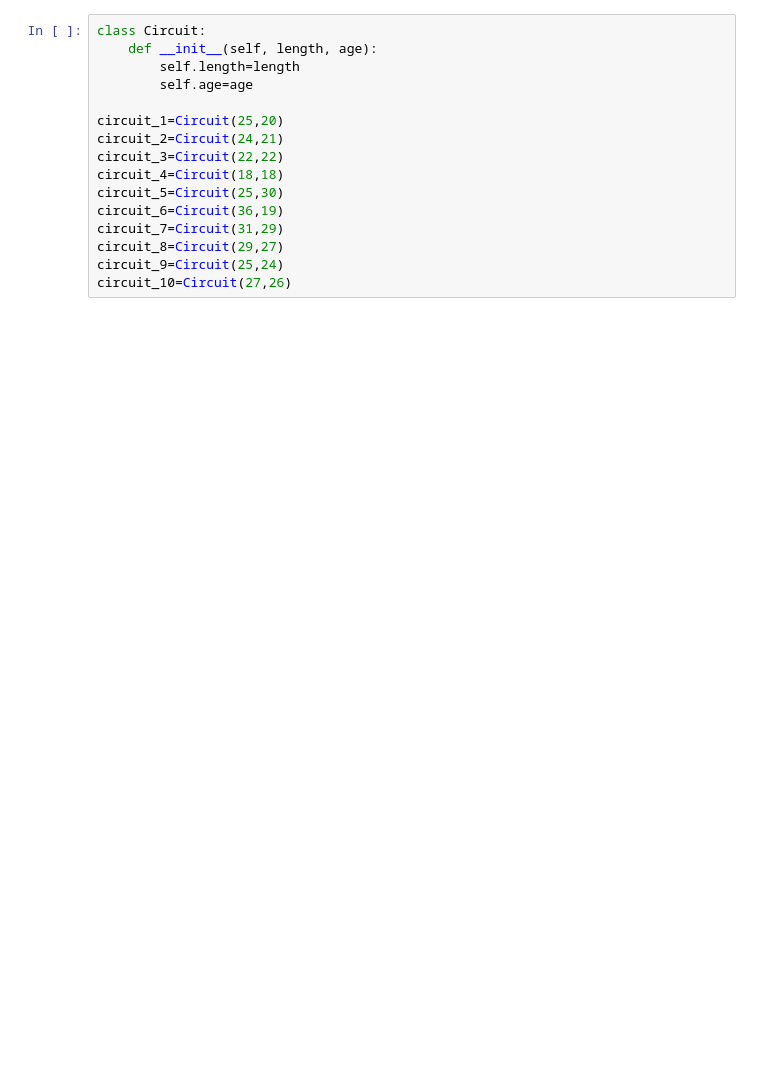
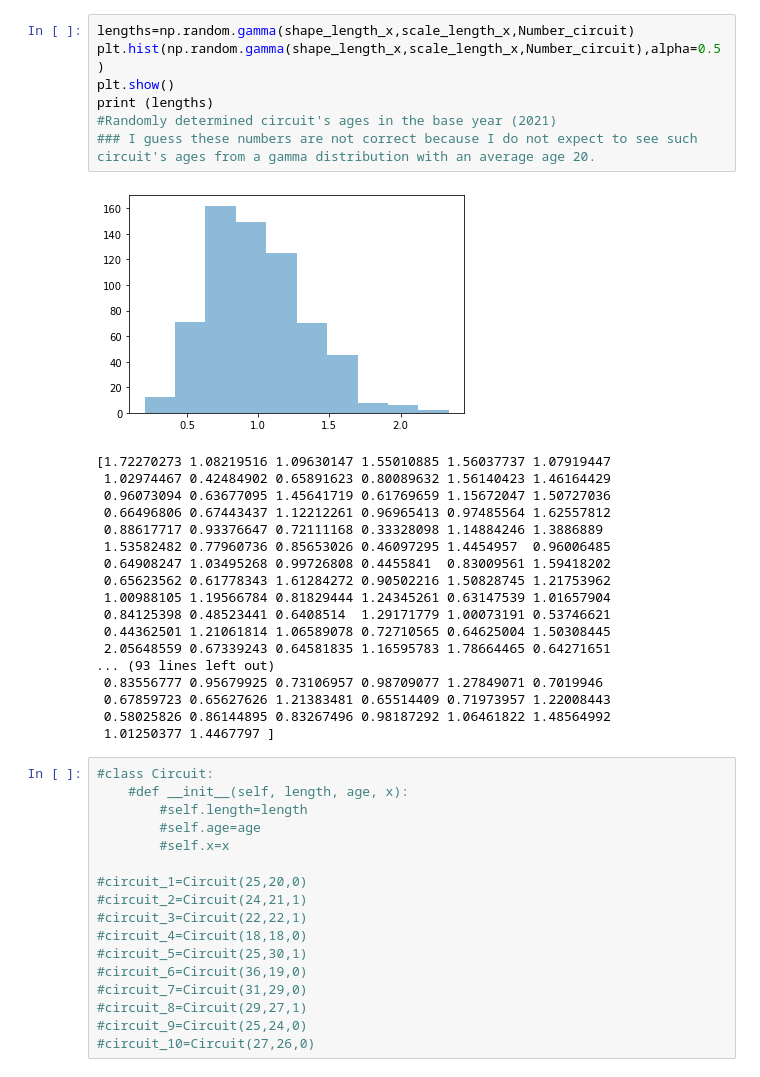
Before and after one commit to narslab/project-groundwork, a Jupyter notebook: bin/jupyter/project-groundwork.ipynb, the cells around one changed output. Cells and saved outputs as stored; diff of their text form; blank space fills up the shorter version.

```diff
--- a/bin/jupyter/project-groundwork.ipynb
+++ b/bin/jupyter/project-groundwork.ipynb
@@ -65,16 +93,43 @@ print (i)
+# %%
+lengths=np.random.gamma(shape_length_x,scale_length_x,Number_circuit)
+plt.hist(np.random.gamma(shape_length_x,scale_length_x,Number_circuit),alpha=0.5)
+plt.show()
+print (lengths)
+#Randomly determined circuit's ages in the base year (2021)
+### I guess these numbers are not correct because I do not expect to see such circuit's ages from a gamma distribution with an average age 20.
+# %% [output]
+[figure, added]
+[1.72270273 1.08219516 1.09630147 1.55010885 1.56037737 1.07919447
+ 1.02974467 0.42484902 0.65891623 0.80089632 1.56140423 1.46164429
+ 0.96073094 0.63677095 1.45641719 0.61769659 1.15672047 1.50727036
+ 0.66496806 0.67443437 1.12212261 0.96965413 0.97485564 1.62557812
+ 0.88617717 0.93376647 0.72111168 0.33328098 1.14884246 1.3886889
+ 1.53582482 0.77960736 0.85653026 0.46097295 1.4454957  0.96006485
+ 0.64908247 1.03495268 0.99726808 0.4455841  0.83009561 1.59418202
+ 0.65623562 0.61778343 1.61284272 0.90502216 1.50828745 1.21753962
+ 1.00988105 1.19566784 0.81829444 1.24345261 0.63147539 1.01657904
+ 0.84125398 0.48523441 0.6408514  1.29171779 1.00073191 0.53746621
+ 0.44362501 1.21061814 1.06589078 0.72710565 0.64625004 1.50308445
+ 2.05648559 0.67339243 0.64581835 1.16595783 1.78664465 0.64271651
+... (93 lines left out)
+ 0.83556777 0.95679925 0.73106957 0.98709077 1.27849071 0.7019946
+ 0.67859723 0.65627626 1.21383481 0.65514409 0.71973957 1.22008443
+ 0.58025826 0.86144895 0.83267496 0.98187292 1.06461822 1.48564992
+ 1.01250377 1.4467797 ]
 # %%
-class Circuit:
-    def __init__(self, length, age):
-        self.length=length
-        self.age=age
+#class Circuit:
+    #def __init__(self, length, age, x):
+        #self.length=length
+        #self.age=age
+        #self.x=x
 
-circuit_1=Circuit(25,20)
-circuit_2=Circuit(24,21)
-circuit_3=Circuit(22,22)
-circuit_4=Circuit(18,18)
-circuit_5=Circuit(25,30)
-circuit_6=Circuit(36,19)
-circuit_7=Circuit(31,29)
-circuit_8=Circuit(29,27)
-circuit_9=Circuit(25,24)
-circuit_10=Circuit(27,26)
+#circuit_1=Circuit(25,20,0)
+#circuit_2=Circuit(24,21,1)
+#circuit_3=Circuit(22,22,1)
+#circuit_4=Circuit(18,18,0)
+#circuit_5=Circuit(25,30,1)
+#circuit_6=Circuit(36,19,0)
+#circuit_7=Circuit(31,29,0)
+#circuit_8=Circuit(29,27,1)
+#circuit_9=Circuit(25,24,0)
+#circuit_10=Circuit(27,26,0)
```
Also changed, not shown: parts of 14 cells of this notebook.
